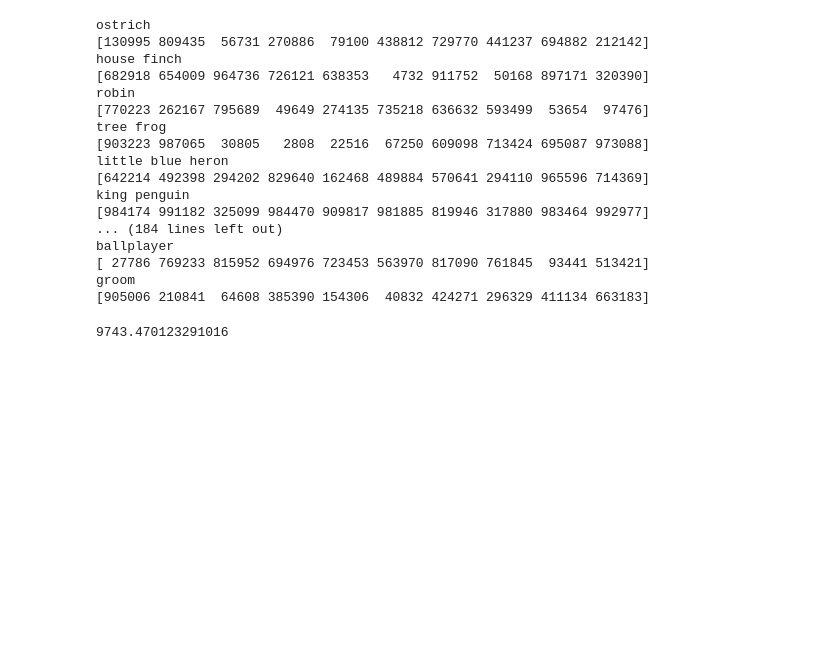
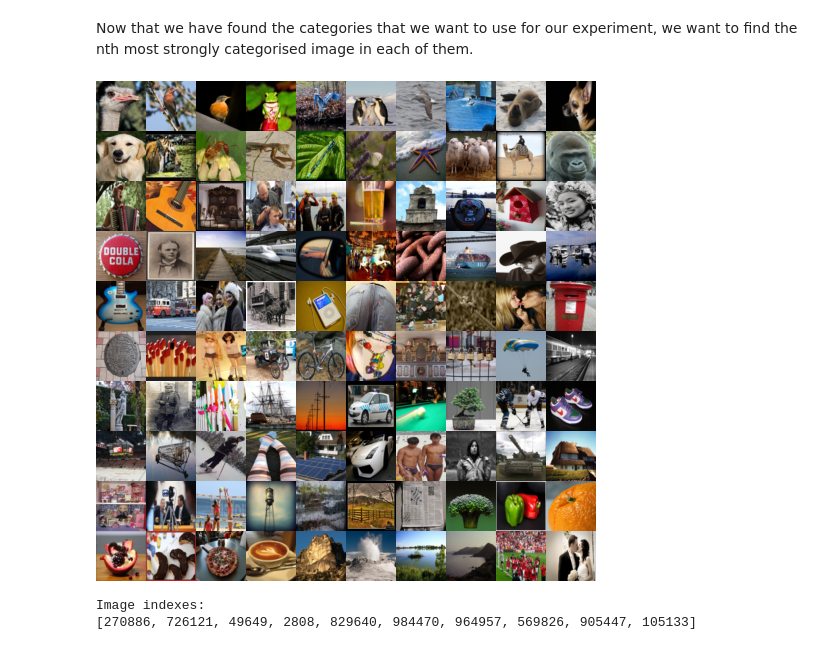
Before and after one commit to MetricSearch/simcoder-pytorch, a Jupyter notebook: notebooks/best_queries.ipynb, the cells around one changed output. Cells and saved outputs as stored; diff of their text form; code cells hidden in the pictures; blank space fills up the shorter version.

```diff
--- a/notebooks/best_queries.ipynb
+++ b/notebooks/best_queries.ipynb
@@ -17 +6,10 @@ File imagenet_classes.txt already exists
+# %%
+from pathlib import Path
+from sisap2023.utils.mirflickr import load_encodings
+
+data_root = Path("/Volumes/Data")
+
+# load the dino2 image embeddings and the resnet19 softmax activations
+data = load_encodings(data_root / "mf_dino2")
+sm_data = load_encodings(data_root / "mf_resnet50_softmax")
 # %%
@@ -33,10 +20,12 @@ allData = load_encodings(Path("/Volumes/Data/mf_dino2")) # load encodings
 from sisap2023.utils.count_cats import find_cats_with_count_more_than_less_than, count_number_in_cat_gt_thresh
 
 threshold = 0.90
+cat_indices, counts = find_cats_with_count_more_than_less_than(100,184, sm_data, threshold)
 
-range_catsx,counts = find_cats_with_count_more_than_less_than(100,184,smData,threshold)
-
-print( f"found {range_catsx.size} results")
-for i in range(range_catsx.size):
-    print( range_catsx[i], counts[i], categories[range_catsx[i]], count_number_in_cat_gt_thresh(range_catsx[i],threshold,smData) )
+print( f"Found {cat_indices.size} results")
+for i in range(cat_indices.size):
+    # as a test, we prining out the number of images above threshold in each category
+    # it should match the number returned from find_cats_with_count_more_than_less_than
+    num_in_cat_gt_thresh = count_number_in_cat_gt_thresh(cat_indices[i], threshold, sm_data)
+    print( cat_indices[i], counts[i], categories[cat_indices[i]], num_in_cat_gt_thresh)
 # %% [output]
@@ -122,40 +49,18 @@ for i in range(range_catsx.size):
-# %%
-# print top 10 image ids in each of the cats
-
-for i in range(range_catsx.size):
-    cat_index = range_catsx[i]
-    cat_name = categories[range_catsx[i]]
-    print( cat_name )
-    ordered_queries = get_best_cat_index(cat_index,smData)[:10]
-    print( ordered_queries )
-# %% [output]
-ostrich
-[130995 809435  56731 270886  79100 438812 729770 441237 694882 212142]
-house finch
-[682918 654009 964736 726121 638353   4732 911752  50168 897171 320390]
-robin
-[770223 262167 795689  49649 274135 735218 636632 593499  53654  97476]
-tree frog
-[903223 987065  30805   2808  22516  67250 609098 713424 695087 973088]
-little blue heron
-[642214 492398 294202 829640 162468 489884 570641 294110 965596 714369]
-king penguin
-[984174 991182 325099 984470 909817 981885 819946 317880 983464 992977]
-... (184 lines left out)
-ballplayer
-[ 27786 769233 815952 694976 723453 563970 817090 761845  93441 513421]
-groom
-[905006 210841  64608 385390 154306  40832 424271 296329 411134 663183]
-# %%
-# count the maxes:
-
-sums = 0
-
-for i in range(range_catsx.size):
-    cat_index = range_catsx[i]
-    ordered_queries = get_best_cat_index(cat_index,smData)[:100]
-    sums = sums + np.sum(smData[ordered_queries,cat_index])
-
-print(sums)
-# %% [output]
-9743.470123291016
+# %% [markdown]
+Now that we have found the categories that we want to use for our experiment, we want to find the nth most strongly categorised image in each of them.
+# %%
+from sisap2023.utils.count_cats import get_best_cat_index
+from sisap2023.utils.mirflickr import make_mf_image_grid
+
+nth_query = 3
+
+image_indices = [get_best_cat_index(cat, sm_data)[nth_query] for cat in cat_indices]
+make_mf_image_grid(image_indices, 10, 10, 50, 50)
+# %% [output]
+[figure, added]
+# %%
+print("Image indexes:")
+print( image_indices[0:10] )
+# %% [output]
+Image indexes:
+[270886, 726121, 49649, 2808, 829640, 984470, 964957, 569826, 905447, 105133]
```
Also changed, not shown: parts of 10 cells of this notebook, 32 other files.
